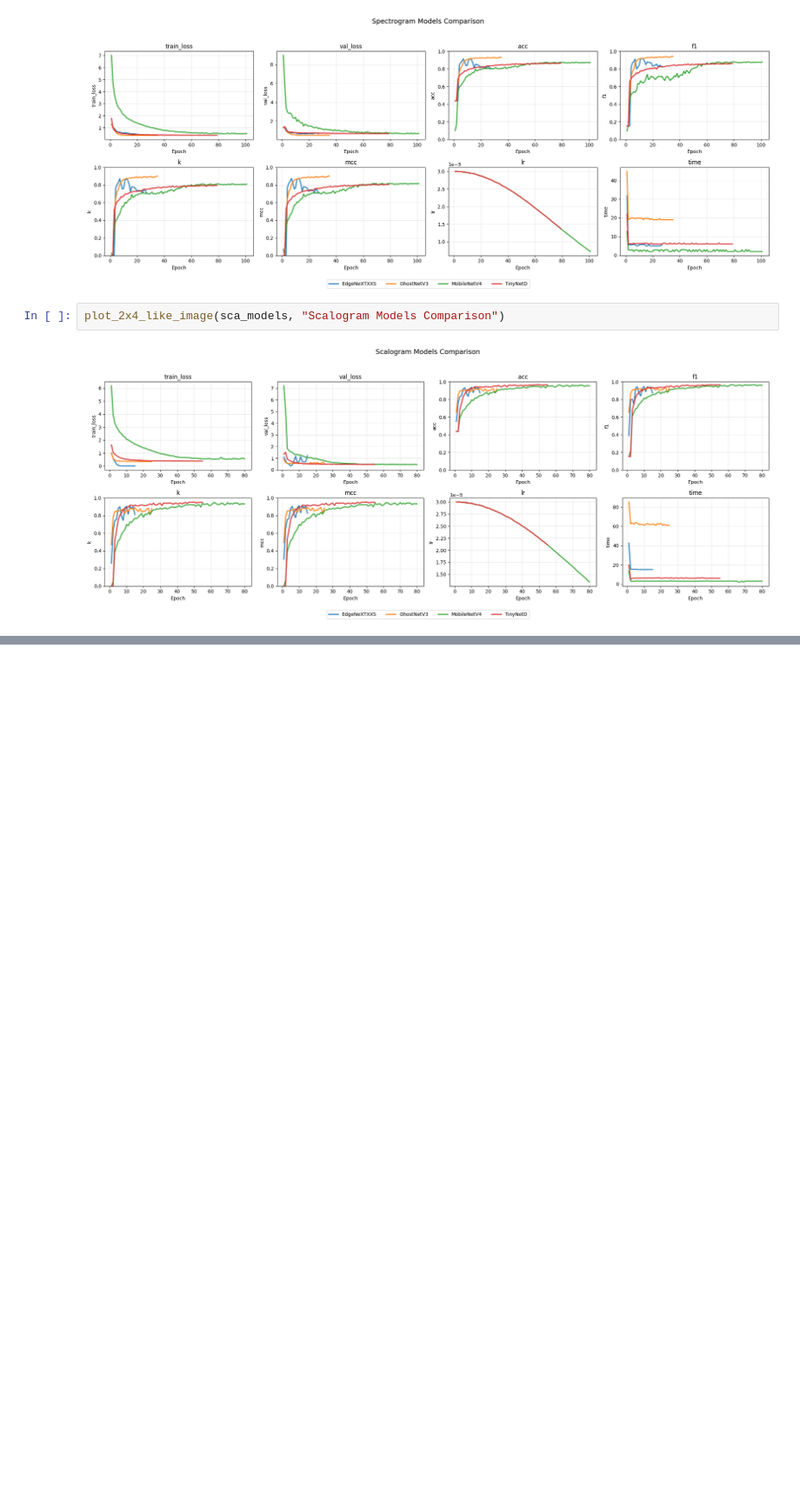
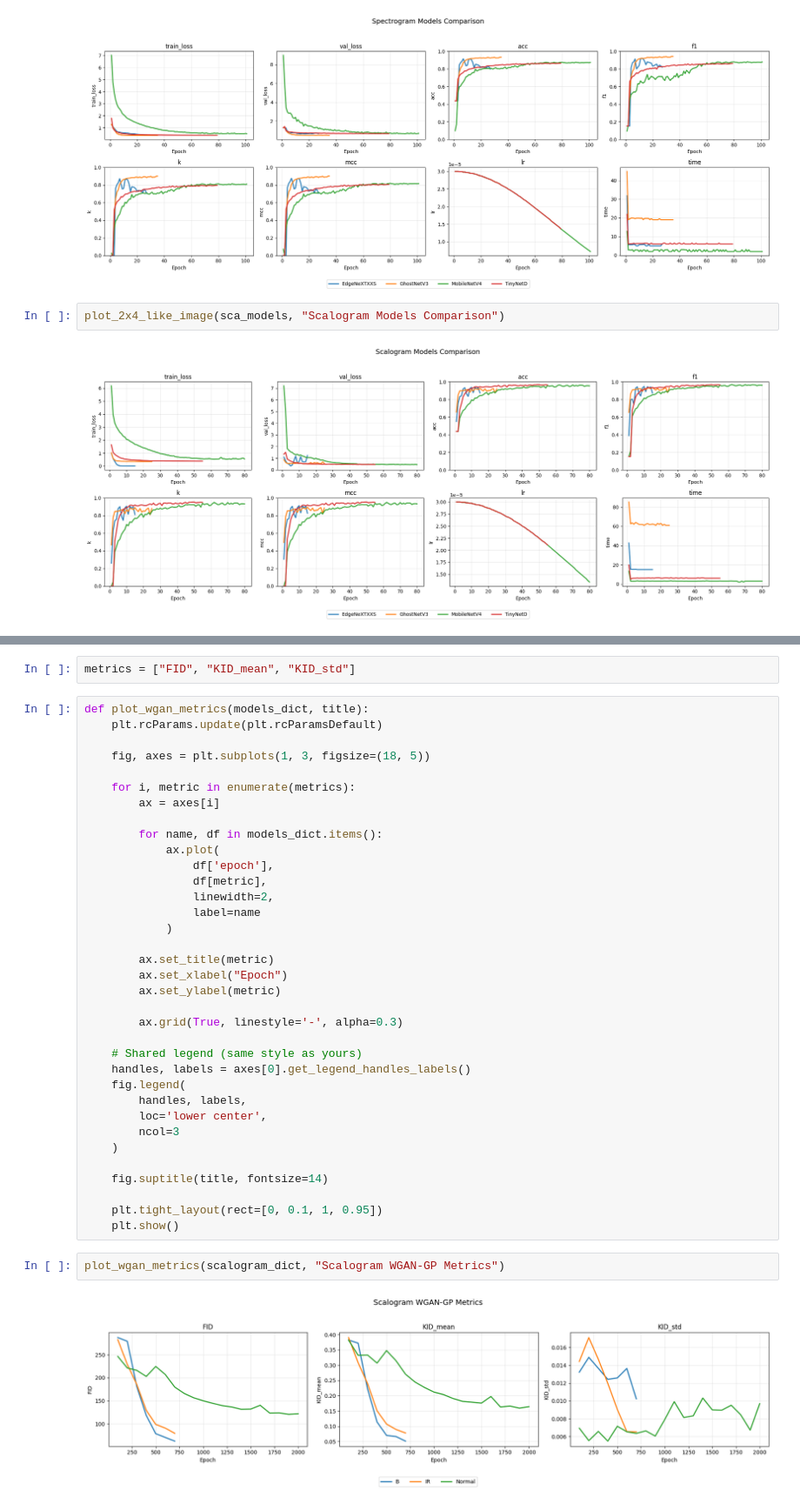
Before and after one commit to haideptrai1007/bearing-fault-diagnosis-wgan-gp, a Jupyter notebook: notebooks/plot_cnn_results.ipynb, the cells around one changed output, grey strips where cells are left out. Shown at 87% size. Saved outputs shown, nothing was run; the diff lists cells and outputs as text; blank space fills up the shorter version.

```diff
--- a/notebooks/plot_cnn_results.ipynb
+++ b/notebooks/plot_cnn_results.ipynb
@@ -104,0 +145,41 @@ plot_2x4_like_image(sca_models, "Scalogram Models Comparison")
+# %%
+metrics = ["FID", "KID_mean", "KID_std"]
+# %%
+def plot_wgan_metrics(models_dict, title):
+    plt.rcParams.update(plt.rcParamsDefault)
+
+    fig, axes = plt.subplots(1, 3, figsize=(18, 5))
+
+    for i, metric in enumerate(metrics):
+        ax = axes[i]
+
+        for name, df in models_dict.items():
+            ax.plot(
+                df['epoch'],
+                df[metric],
+                linewidth=2,
+                label=name
+            )
+
+        ax.set_title(metric)
+        ax.set_xlabel("Epoch")
+        ax.set_ylabel(metric)
+
+        ax.grid(True, linestyle='-', alpha=0.3)
+
+    # Shared legend (same style as yours)
+    handles, labels = axes[0].get_legend_handles_labels()
+    fig.legend(
+        handles, labels,
+        loc='lower center',
+        ncol=3
+    )
+
+    fig.suptitle(title, fontsize=14)
+
+    plt.tight_layout(rect=[0, 0.1, 1, 0.95])
+    plt.show()
+# %%
+plot_wgan_metrics(scalogram_dict, "Scalogram WGAN-GP Metrics")
+# %% [output]
+[figure, added]
```
Also changed, not shown: parts of 4 cells of this notebook, 3 other files.
